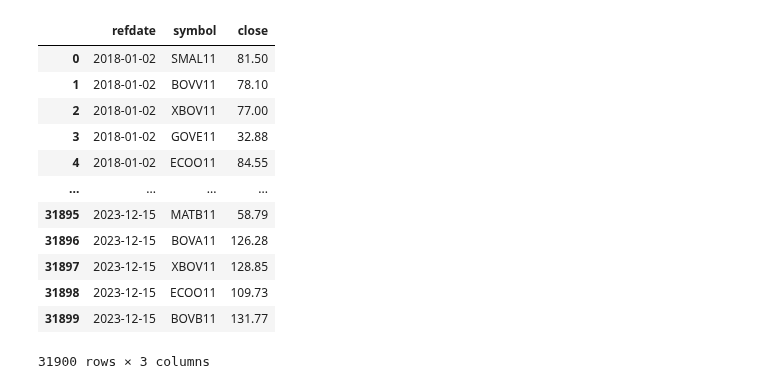
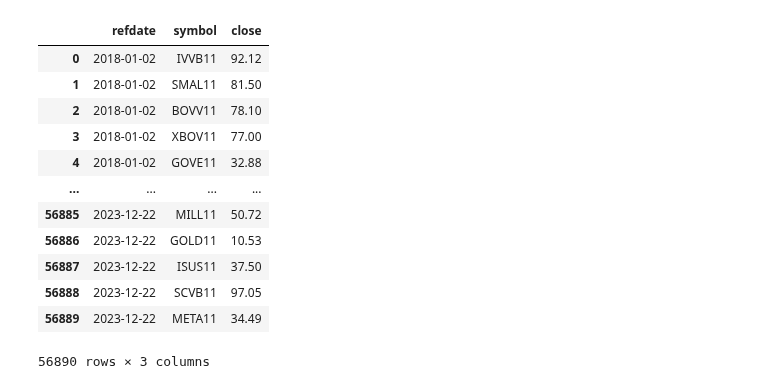
Before and after one commit to wilsonfreitas/brasa, a Jupyter notebook: notebooks/brasa-etfs-fill-gaps.ipynb, the cells around one changed output. Saved outputs shown, nothing was run; the diff lists cells and outputs as text; code cells hidden in the pictures.

```diff
--- a/notebooks/brasa-etfs-fill-gaps.ipynb
+++ b/notebooks/brasa-etfs-fill-gaps.ipynb
@@ -51,35 +102,36 @@ df_cotahist
 # %%
 ds_eq_sm = brasa.get_dataset("b3-equities-spot-market")
 ds_md = brasa.get_dataset("b3-bvbg086")
-symbols = ds_eq_sm\
-    .filter(pc.field("instrument_market") == 10)\
-    .filter(pc.field("security_category") == 3)\
-    .filter(pc.is_in(pc.utf8_slice_codeunits(pc.field("isin"), 6, 9), pyarrow.array(["CTF"])))\
-    .filter(pc.starts_with(pc.field("specification_code"), "CI"))\
-    .scanner(columns=["symbol"])\
-    .to_table()\
-    .column("symbol")\
-    .unique()
+# symbols = ds_eq_sm\
+#     .filter(pc.field("instrument_market") == 10)\
+#     .filter(pc.field("security_category") == 3)\
+#     .filter(pc.is_in(pc.utf8_slice_codeunits(pc.field("isin"), 6, 9), pyarrow.array(["CTF"])))\
+#     .filter(pc.starts_with(pc.field("specification_code"), "CI"))\
+#     .scanner(columns=["symbol"])\
+#     .to_table()\
+#     .column("symbol")\
+#     .unique()
+symbols = etfs["symbol"]
 df_bvbg = ds_md\
     .filter(pc.field("symbol").isin(symbols))\
     .scanner(columns=["refdate", "symbol", "close"])\
     .to_table()\
     .to_pandas()
 df_bvbg
 # %% [output]
 |  | refdate | symbol | close |
-| 0 | 2018-01-02 | SMAL11 | 81.50 |
-| 1 | 2018-01-02 | BOVV11 | 78.10 |
-| 2 | 2018-01-02 | XBOV11 | 77.00 |
-| 3 | 2018-01-02 | GOVE11 | 32.88 |
-| 4 | 2018-01-02 | ECOO11 | 84.55 |
+| 0 | 2018-01-02 | IVVB11 | 92.12 |
+| 1 | 2018-01-02 | SMAL11 | 81.50 |
+| 2 | 2018-01-02 | BOVV11 | 78.10 |
+| 3 | 2018-01-02 | XBOV11 | 77.00 |
+| 4 | 2018-01-02 | GOVE11 | 32.88 |
 | ... | ... | ... | ... |
-| 31895 | 2023-12-15 | MATB11 | 58.79 |
-| 31896 | 2023-12-15 | BOVA11 | 126.28 |
-| 31897 | 2023-12-15 | XBOV11 | 128.85 |
-| 31898 | 2023-12-15 | ECOO11 | 109.73 |
-| 31899 | 2023-12-15 | BOVB11 | 131.77 |
+| 56885 | 2023-12-22 | MILL11 | 50.72 |
+| 56886 | 2023-12-22 | GOLD11 | 10.53 |
+| 56887 | 2023-12-22 | ISUS11 | 37.50 |
+| 56888 | 2023-12-22 | SCVB11 | 97.05 |
+| 56889 | 2023-12-22 | META11 | 34.49 |
-31900 rows × 3 columns
+56890 rows × 3 columns
 # %%
 # df_cotahist_bvbg = df_cotahist.join(df_bvbg, on=["refdate", "symbol"], how="outer")
 # df_cotahist_bvbg
```
Also changed, not shown: parts of 12 cells of this notebook, 5 other files.
